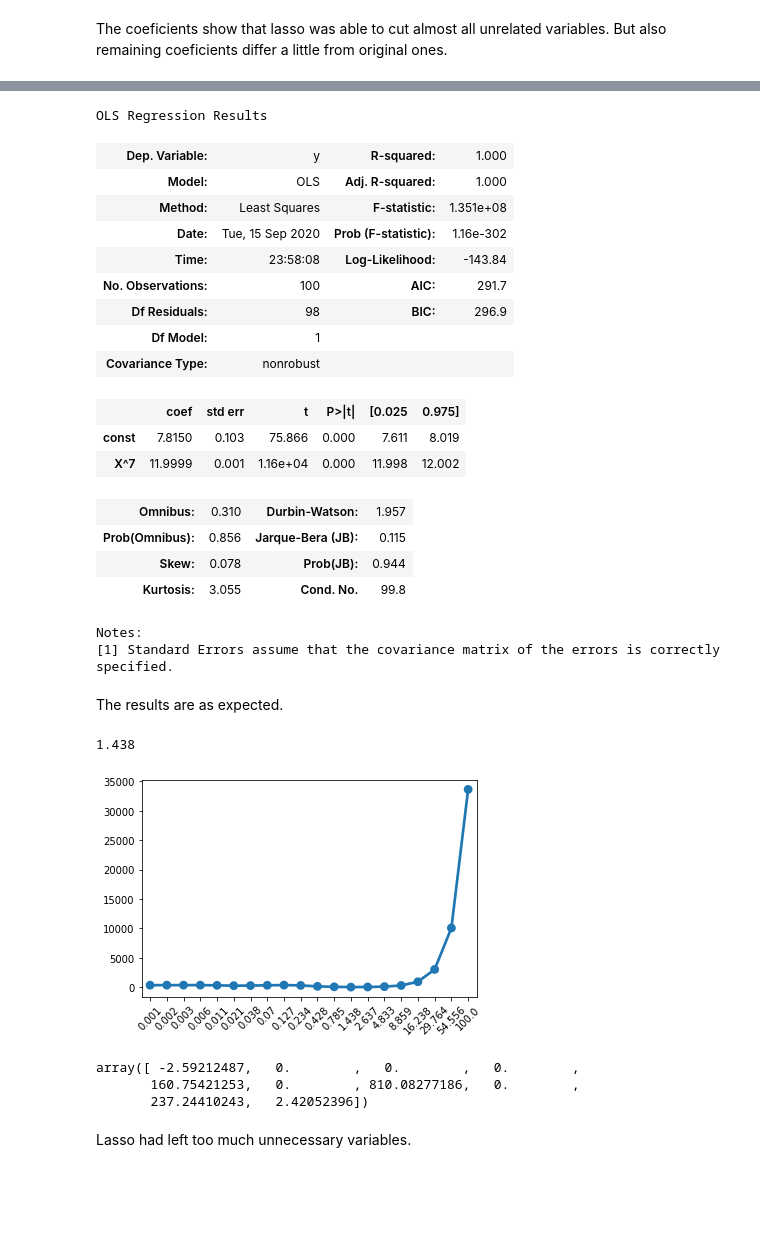
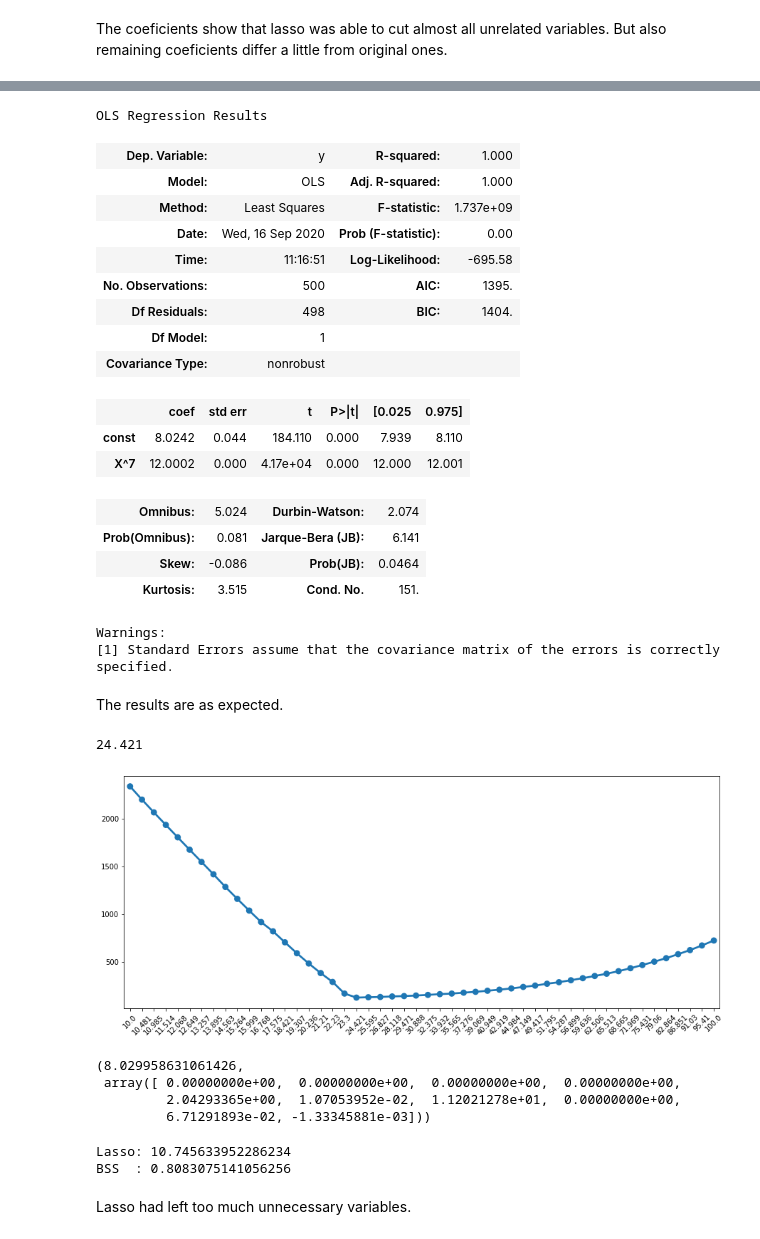
Before and after one commit to vivialprt/ISLR, a Jupyter notebook: Chapter6/Solution.ipynb, the cells around one changed output, grey strips where cells are left out. Cells and saved outputs as stored; diff of their text form; code cells hidden in the pictures; blank space fills up the shorter version.

```diff
--- a/Chapter6/Solution.ipynb
+++ b/Chapter6/Solution.ipynb
@@ -203,8 +203,9 @@ array([ 4.80601053, -4.85439162,  3.11968649, -0.        ,  0.        ,
 # %% [markdown]
 The coeficients show that lasso was able to cut almost all unrelated variables. But also remaining coeficients differ a little from original ones.
 # %%
-X = np.random.normal(size=100)
-eps = np.random.normal(size=100)
+np.random.seed(1)
+X = np.random.normal(size=500)
+eps = np.random.normal(size=500)
 y = 8 + 12 * X ** 7 + eps
 data = pd.DataFrame()
 for i in range(1, 11):
@@ -235,49 +236,59 @@ model.summary()
 OLS Regression Results
 | Dep. Variable: | y | R-squared: | 1.000 |
 | Model: | OLS | Adj. R-squared: | 1.000 |
-| Method: | Least Squares | F-statistic: | 1.351e+08 |
-| Date: | Tue, 15 Sep 2020 | Prob (F-statistic): | 1.16e-302 |
-| Time: | 23:58:08 | Log-Likelihood: | -143.84 |
-| No. Observations: | 100 | AIC: | 291.7 |
-| Df Residuals: | 98 | BIC: | 296.9 |
+| Method: | Least Squares | F-statistic: | 1.737e+09 |
+| Date: | Wed, 16 Sep 2020 | Prob (F-statistic): | 0.00 |
+| Time: | 11:16:51 | Log-Likelihood: | -695.58 |
+| No. Observations: | 500 | AIC: | 1395. |
+| Df Residuals: | 498 | BIC: | 1404. |
 | Df Model: | 1 |  |  |
 | Covariance Type: | nonrobust |  |  |
 |  | coef | std err | t | P>|t| | [0.025 | 0.975] |
-| const | 7.8150 | 0.103 | 75.866 | 0.000 | 7.611 | 8.019 |
-| X^7 | 11.9999 | 0.001 | 1.16e+04 | 0.000 | 11.998 | 12.002 |
+| const | 8.0242 | 0.044 | 184.110 | 0.000 | 7.939 | 8.110 |
+| X^7 | 12.0002 | 0.000 | 4.17e+04 | 0.000 | 12.000 | 12.001 |
-| Omnibus: | 0.310 | Durbin-Watson: | 1.957 |
-| Prob(Omnibus): | 0.856 | Jarque-Bera (JB): | 0.115 |
-| Skew: | 0.078 | Prob(JB): | 0.944 |
-| Kurtosis: | 3.055 | Cond. No. | 99.8 |
+| Omnibus: | 5.024 | Durbin-Watson: | 2.074 |
+| Prob(Omnibus): | 0.081 | Jarque-Bera (JB): | 6.141 |
+| Skew: | -0.086 | Prob(JB): | 0.0464 |
+| Kurtosis: | 3.515 | Cond. No. | 151. |
-Notes:
+Warnings:
 [1] Standard Errors assume that the covariance matrix of the errors is correctly specified.
 # %% [markdown]
 The results are as expected.
 # %%
-data = data / data.std()
-lambdas = np.logspace(-3, 2, 20).round(3)
-cv = KFold(n_splits=10, shuffle=True, random_state=10)
+# data = data / data.std()
+lambdas = np.logspace(1, 2, 50).round(3)
+cv = KFold(n_splits=10, shuffle=True, random_state=2)
 res = pd.Series(index=lambdas, dtype=np.float64)
 for l in lambdas:
     lambda_res = []
     for train, test in cv.split(data):
-        model = Lasso(alpha=l, normalize=False, max_iter=2000).fit(data.iloc[train], y.iloc[train])
+        model = Lasso(alpha=l).fit(data.iloc[train], y.iloc[train])
         lambda_res.append(mse(y.iloc[test], model.predict(data.iloc[test])))
     res.loc[l] = np.mean(lambda_res)
 
+plt.figure(figsize=(15, 6))
 ax = sns.pointplot(res.index, res)
 ax.set_xticklabels(ax.get_xticklabels(), rotation=45)
 best = res.index[res.argmin()]
 print(best)
 # %% [output]
-1.438
+24.421
-[figure, old version]
+[figure, new version]
-# %%
-best_model = Lasso(alpha=best, normalize=False).fit(data, y)
-best_model.coef_
-# %% [output]
-array([ -2.59212487,   0.        ,   0.        ,   0.        ,
-       160.75421253,   0.        , 810.08277186,   0.        ,
-       237.24410243,   2.42052396])
+# %%
+train_X, test_X, train_y, test_y = train_test_split(data, y, test_size=0.25, random_state=3)
+best_lasso = Lasso(alpha=best, normalize=False).fit(train_X, train_y)
+best_bss = sm.OLS(train_y, sm.add_constant(train_X[['X^7']])).fit()
+best_lasso.intercept_, best_lasso.coef_
+# %% [output]
+(8.029958631061426,
+ array([ 0.00000000e+00,  0.00000000e+00,  0.00000000e+00,  0.00000000e+00,
+         2.04293365e+00,  1.07053952e-02,  1.12021278e+01,  0.00000000e+00,
+         6.71291893e-02, -1.33345881e-03]))
+# %%
+print('Lasso:', mse(test_y, best_lasso.predict(test_X)))
+print('BSS  :', mse(test_y, best_bss.predict(sm.add_constant(test_X[['X^7']]))))
+# %% [output]
+Lasso: 10.745633952286234
+BSS  : 0.8083075141056256
 # %% [markdown]
 Lasso had left too much unnecessary variables.
```
Also changed, not shown: parts of 25 cells of this notebook.
